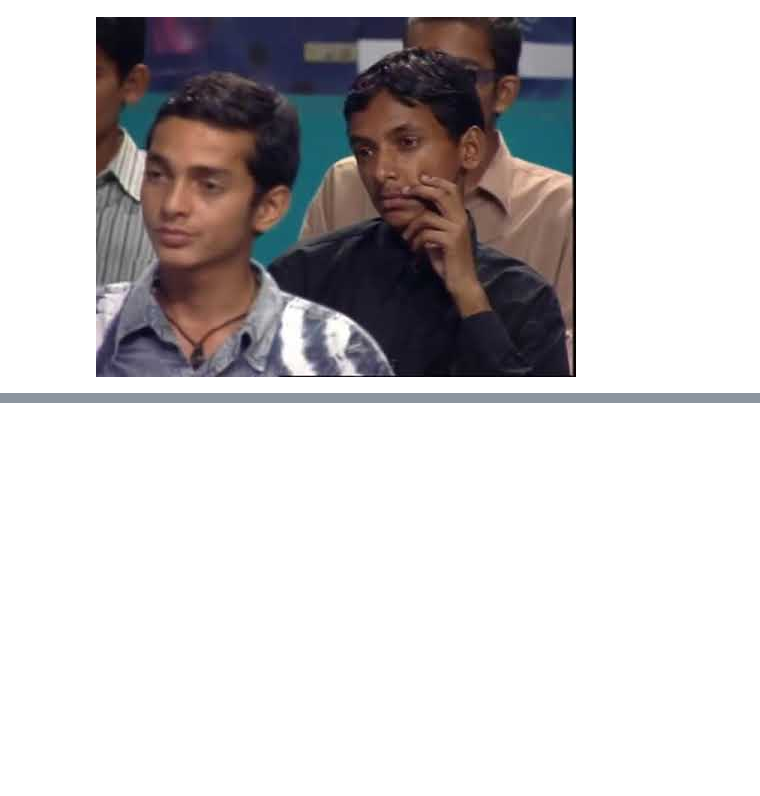
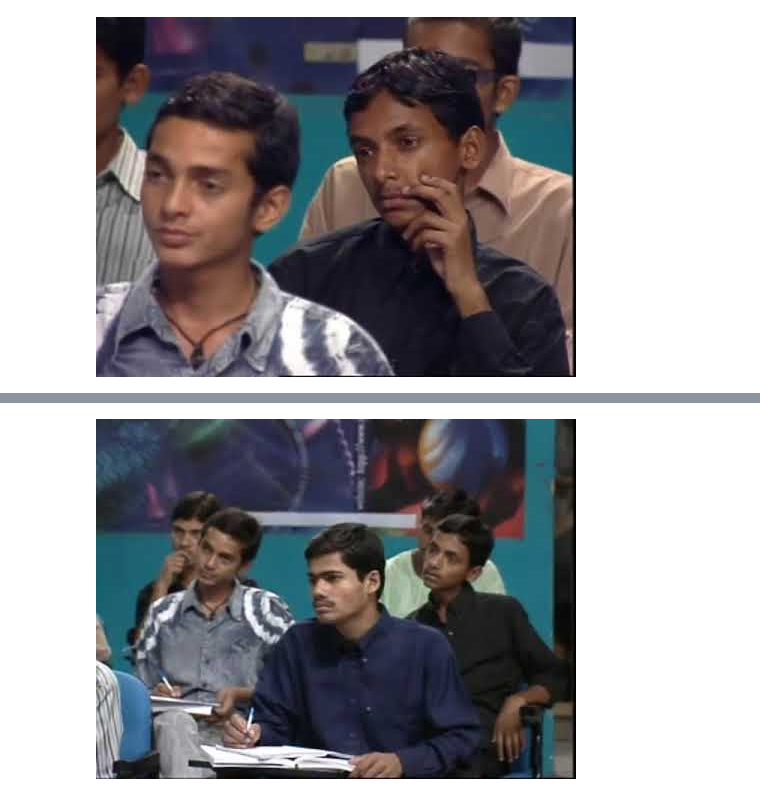
Before and after one commit to aksinghdce/aksinghdce.github.io, a Jupyter notebook: multiplication.ipynb, the cells around one changed output, grey strips where cells are left out. Cells and saved outputs as stored; diff of their text form; code cells hidden in the pictures; blank space fills up the shorter version.

```diff
--- a/multiplication.ipynb
+++ b/multiplication.ipynb
@@ -17,0 +22,4 @@ YouTubeVideo("OP1gw1q3lDA")
+# %%
+YouTubeVideo("7xN6pA4nRkA")
+# %% [output]
+[figure, added]
```
Also changed, not shown: parts of 8 cells of this notebook, 13 other files.
